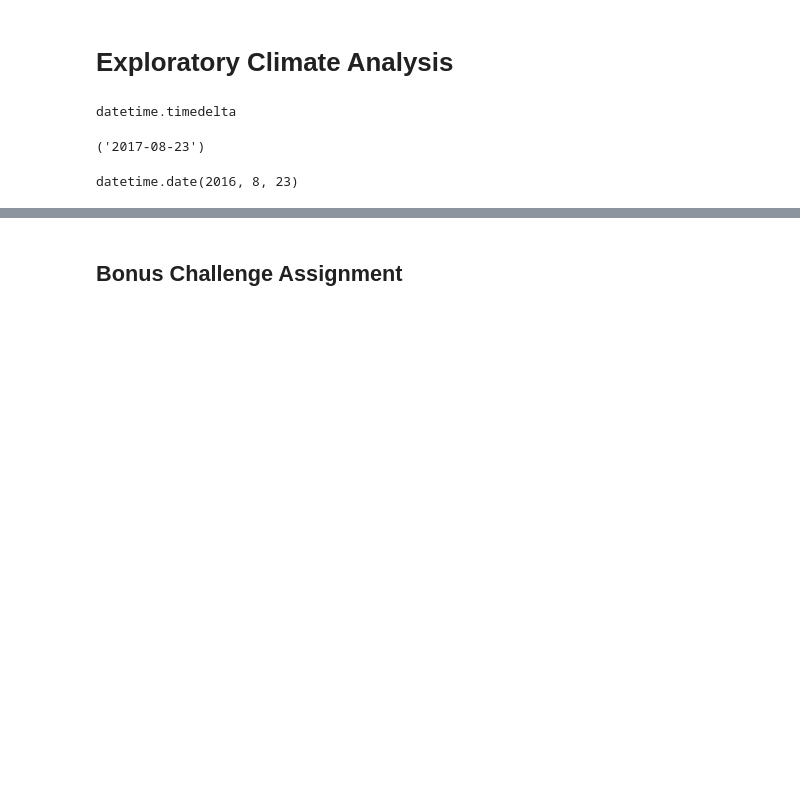
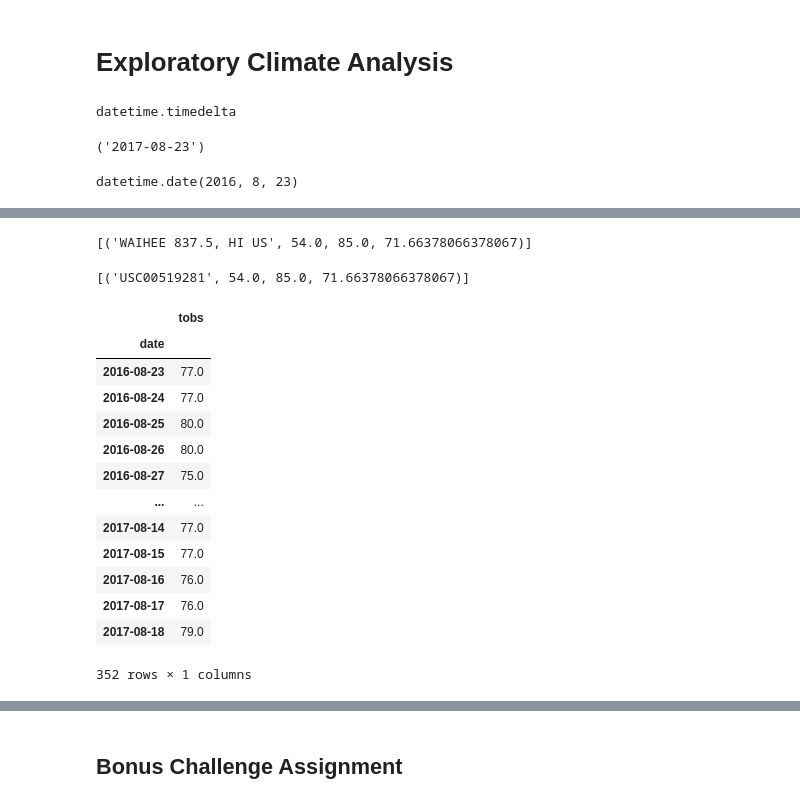
Before and after one commit to CatherineLuquire/Hawaii-Weather, a Jupyter notebook: climate_starter.ipynb, the cells around one changed output, grey strips where cells are left out. Drawn from its saved outputs; the diff is of its cells as text; code cells hidden in the pictures; blank space fills up the shorter version.

```diff
--- a/climate_starter.ipynb
+++ b/climate_starter.ipynb
@@ -174,6 +187,53 @@ print(len(df))
+# %%
+sel = [Station.name,
+       func.min(Measurement.tobs),
+       func.max(Measurement.tobs),
+       func.avg(Measurement.tobs)]
+
+waihee_data = session.query(*sel).\
+    filter(Station.station == "USC00519281").\
+    filter(Measurement.station == "USC00519281").all()
+print(waihee_data)
+# %% [output]
+[('WAIHEE 837.5, HI US', 54.0, 85.0, 71.66378066378067)]
 # %%
-# Using the station id from the previous query, calculate the lowest temperature recorded,
+# Using the station id -- Waihee -- from the previous query, calculate the lowest temperature recorded,
 # highest temperature recorded, and average temperature of the most active station?
+
+sel = [Measurement.station,
+       func.min(Measurement.tobs),
+       func.max(Measurement.tobs),
+       func.avg(Measurement.tobs)]
+
+waihee_data = session.query(*sel).\
+    filter(Measurement.station == "USC00519281").all()
+print(waihee_data)
+# %% [output]
+[('USC00519281', 54.0, 85.0, 71.66378066378067)]
 # %%
 # Choose the station with the highest number of temperature observations.
 # Query the last 12 months of temperature observation data for this station and plot the results as a histogram
+waihee_year = session.query(Measurement.date, Measurement.tobs).\
+    filter(Measurement.station == "USC00519281").\
+    filter(Measurement.date >= '2016-08-23').\
+    filter(Measurement.date <= '2017-08-23').\
+    order_by(Measurement.date).all()
+
+waihee_df = pd.DataFrame(waihee_year)
+waihee_df.set_index('date', inplace=True)
+waihee_df
+# %% [output]
+|  | tobs |
+| date |  |
+| 2016-08-23 | 77.0 |
+| 2016-08-24 | 77.0 |
+| 2016-08-25 | 80.0 |
+| 2016-08-26 | 80.0 |
+| 2016-08-27 | 75.0 |
+| ... | ... |
+| 2017-08-14 | 77.0 |
+| 2017-08-15 | 77.0 |
+| 2017-08-16 | 76.0 |
+| 2017-08-17 | 76.0 |
+| 2017-08-18 | 79.0 |
+352 rows × 1 columns
```
Also changed, not shown: parts of 27 cells of this notebook, 1 other file.
